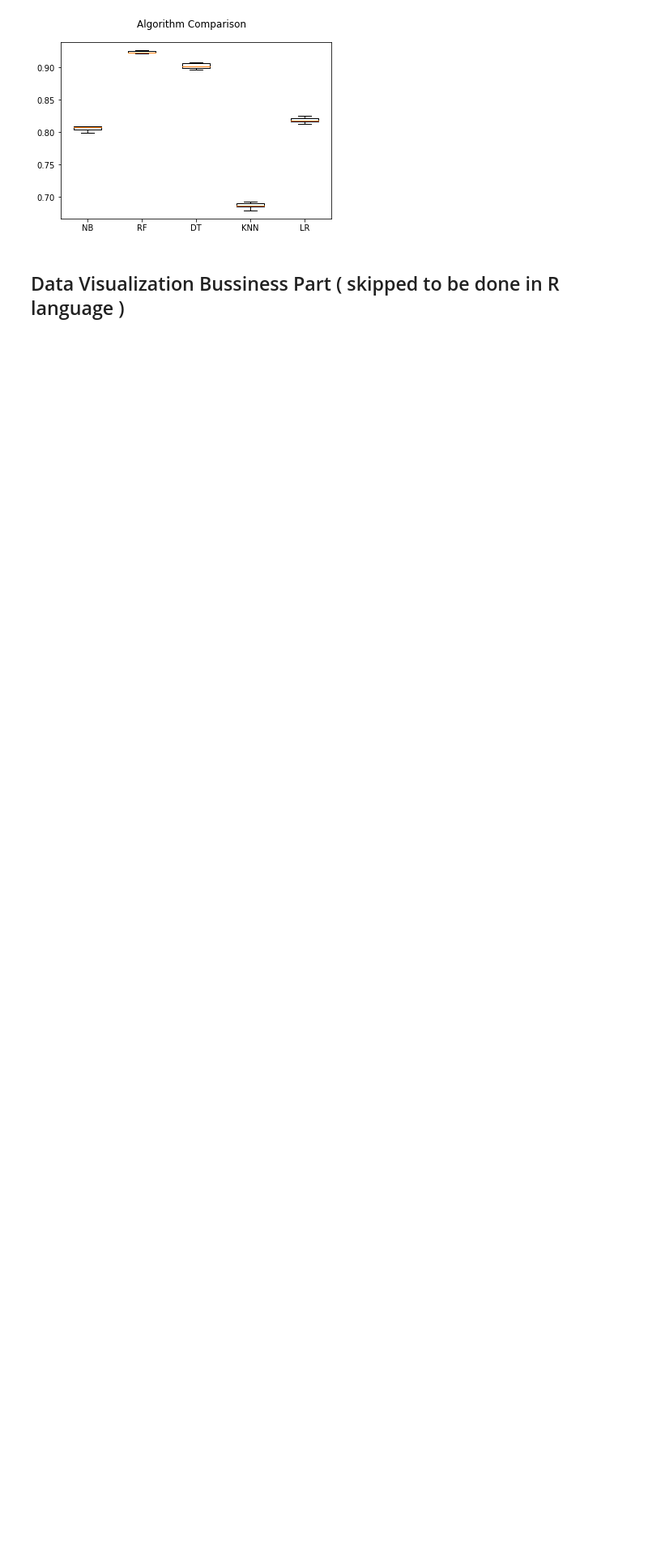
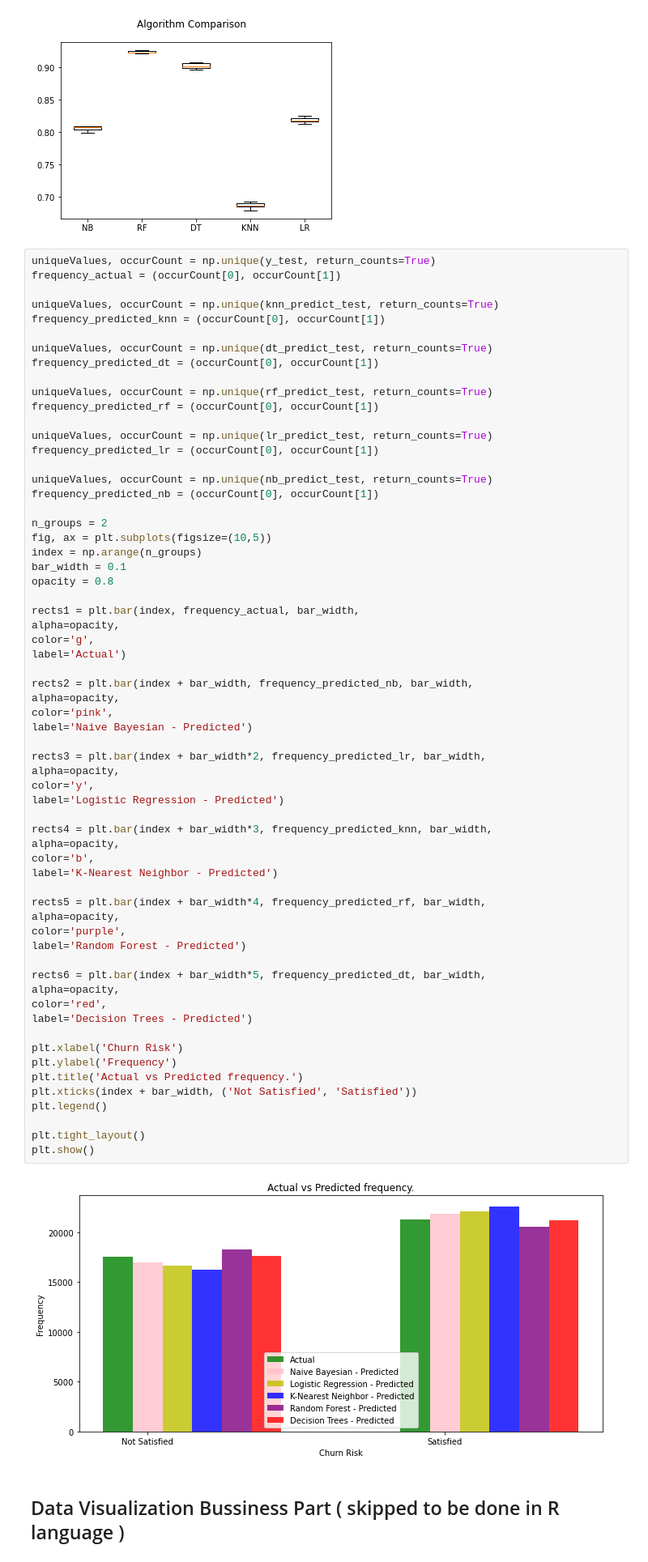
Before and after one commit to OmarKimo/Passengers-Satisfaction-Data-Analysis, a Jupyter notebook: Big Data Project.ipynb, the cells around one changed output. Shown: that part at 81% size. Cells and saved outputs as stored; diff of their text form; blank space fills up the shorter version.

Commit message:
add another algorithms comparison graph

```diff
--- a/Big Data Project.ipynb
+++ b/Big Data Project.ipynb
@@ -670,6 +670,71 @@ DT: 0.901578 (0.004036)
 KNN: 0.687103 (0.003793)
 LR: 0.818447 (0.003592)
 [figure]
+# %%
+uniqueValues, occurCount = np.unique(y_test, return_counts=True)
+frequency_actual = (occurCount[0], occurCount[1])
+
+uniqueValues, occurCount = np.unique(knn_predict_test, return_counts=True)
+frequency_predicted_knn = (occurCount[0], occurCount[1])
+
+uniqueValues, occurCount = np.unique(dt_predict_test, return_counts=True)
+frequency_predicted_dt = (occurCount[0], occurCount[1])
+
+uniqueValues, occurCount = np.unique(rf_predict_test, return_counts=True)
+frequency_predicted_rf = (occurCount[0], occurCount[1])
+
+uniqueValues, occurCount = np.unique(lr_predict_test, return_counts=True)
+frequency_predicted_lr = (occurCount[0], occurCount[1])
+
+uniqueValues, occurCount = np.unique(nb_predict_test, return_counts=True)
+frequency_predicted_nb = (occurCount[0], occurCount[1])
+
+n_groups = 2
+fig, ax = plt.subplots(figsize=(10,5))
+index = np.arange(n_groups)
+bar_width = 0.1
+opacity = 0.8
+
+rects1 = plt.bar(index, frequency_actual, bar_width,
+alpha=opacity,
+color='g',
+label='Actual')
+
+rects2 = plt.bar(index + bar_width, frequency_predicted_nb, bar_width,
+alpha=opacity,
+color='pink',
+label='Naive Bayesian - Predicted')
+
+rects3 = plt.bar(index + bar_width*2, frequency_predicted_lr, bar_width,
+alpha=opacity,
+color='y',
+label='Logistic Regression - Predicted')
+
+rects4 = plt.bar(index + bar_width*3, frequency_predicted_knn, bar_width,
+alpha=opacity,
+color='b',
+label='K-Nearest Neighbor - Predicted')
+
+rects5 = plt.bar(index + bar_width*4, frequency_predicted_rf, bar_width,
+alpha=opacity,
+color='purple',
+label='Random Forest - Predicted')
+
+rects6 = plt.bar(index + bar_width*5, frequency_predicted_dt, bar_width,
+alpha=opacity,
+color='red',
+label='Decision Trees - Predicted')
+
+plt.xlabel('Churn Risk')
+plt.ylabel('Frequency')
+plt.title('Actual vs Predicted frequency.')
+plt.xticks(index + bar_width, ('Not Satisfied', 'Satisfied'))
+plt.legend()
+
+plt.tight_layout()
+plt.show()
+# %% [output]
+[figure, added]
 # %% [markdown]
 ## Data Visualization Bussiness Part ( skipped to be done in R language )
 # %%
```
Also changed, not shown: parts of 1 cell of this notebook.
